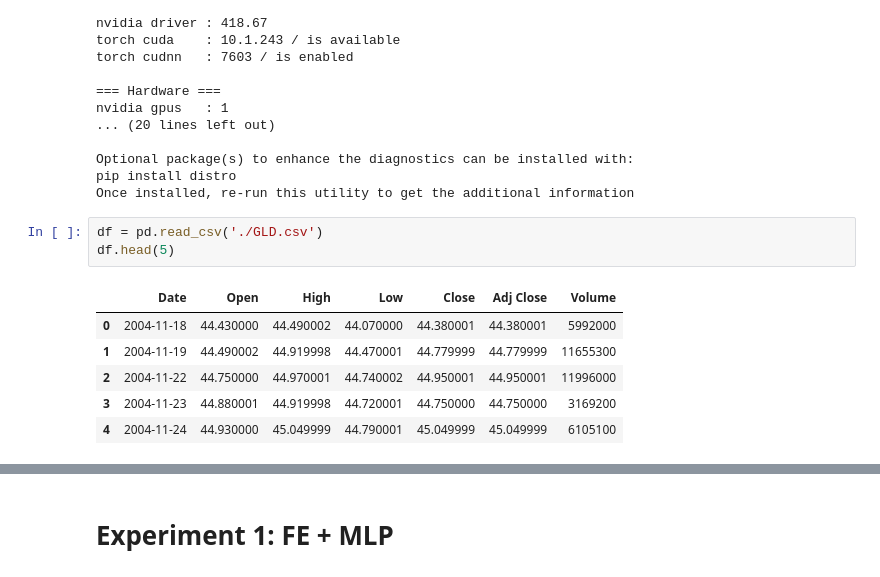
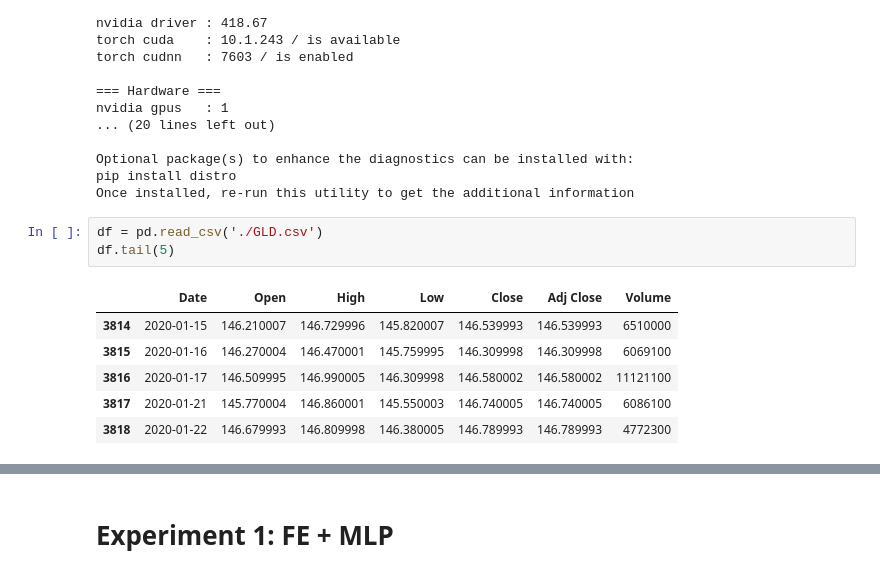
Before and after one commit to maxmatical/gld_forecasting, a Jupyter notebook: GLD_Forecasting.ipynb, the cells around one changed output, grey strips where cells are left out. Cells and saved outputs as stored; diff of their text form.

```diff
--- a/GLD_Forecasting.ipynb
+++ b/GLD_Forecasting.ipynb
@@ -57,11 +54,11 @@ pip install distro
 Once installed, re-run this utility to get the additional information
 # %%
 df = pd.read_csv('./GLD.csv')
-df.head(5)
+df.tail(5)
 # %% [output]
 |  | Date | Open | High | Low | Close | Adj Close | Volume |
-| 0 | 2004-11-18 | 44.430000 | 44.490002 | 44.070000 | 44.380001 | 44.380001 | 5992000 |
-| 1 | 2004-11-19 | 44.490002 | 44.919998 | 44.470001 | 44.779999 | 44.779999 | 11655300 |
-| 2 | 2004-11-22 | 44.750000 | 44.970001 | 44.740002 | 44.950001 | 44.950001 | 11996000 |
-| 3 | 2004-11-23 | 44.880001 | 44.919998 | 44.720001 | 44.750000 | 44.750000 | 3169200 |
-| 4 | 2004-11-24 | 44.930000 | 45.049999 | 44.790001 | 45.049999 | 45.049999 | 6105100 |
+| 3814 | 2020-01-15 | 146.210007 | 146.729996 | 145.820007 | 146.539993 | 146.539993 | 6510000 |
+| 3815 | 2020-01-16 | 146.270004 | 146.470001 | 145.759995 | 146.309998 | 146.309998 | 6069100 |
+| 3816 | 2020-01-17 | 146.509995 | 146.990005 | 146.309998 | 146.580002 | 146.580002 | 11121100 |
+| 3817 | 2020-01-21 | 145.770004 | 146.860001 | 145.550003 | 146.740005 | 146.740005 | 6086100 |
+| 3818 | 2020-01-22 | 146.679993 | 146.809998 | 146.380005 | 146.789993 | 146.789993 | 4772300 |
```
Also changed, not shown: parts of 32 cells of this notebook.
